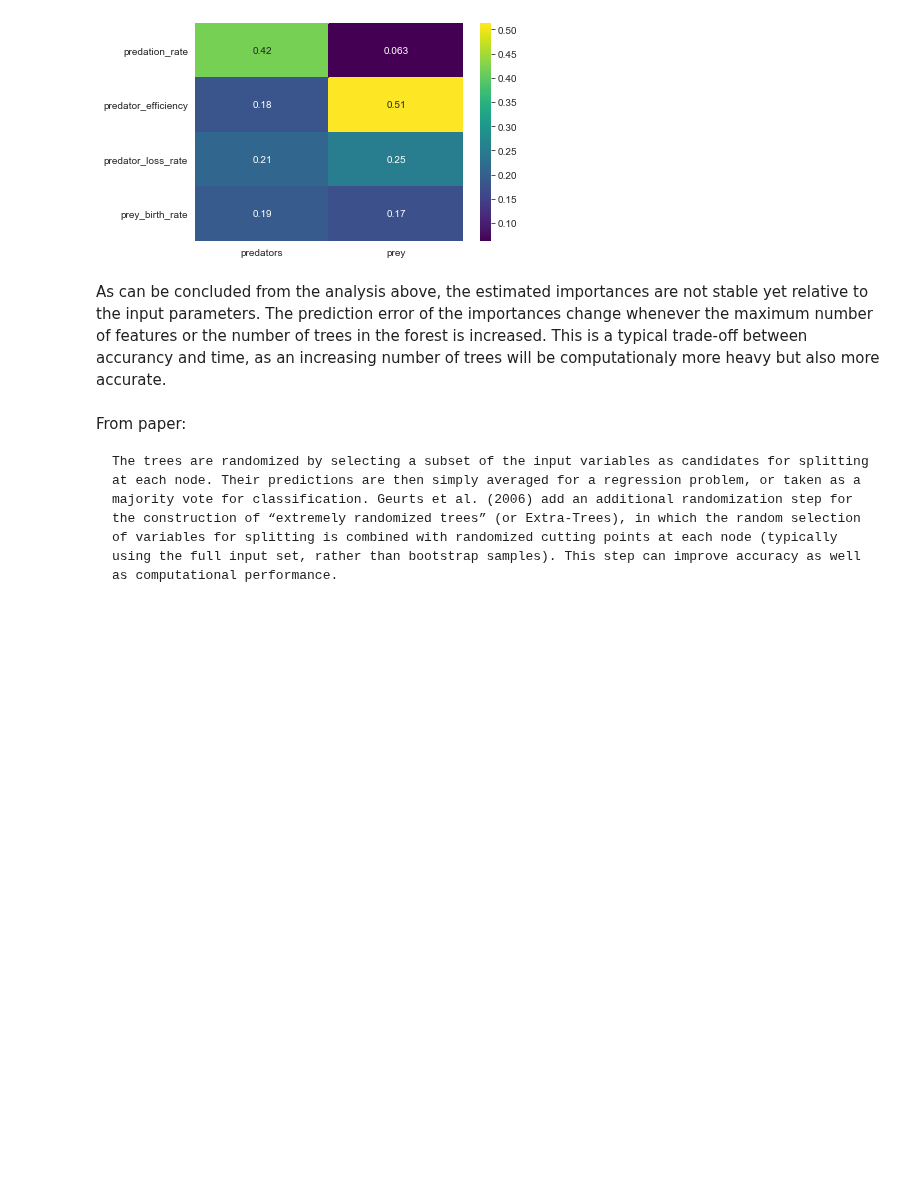
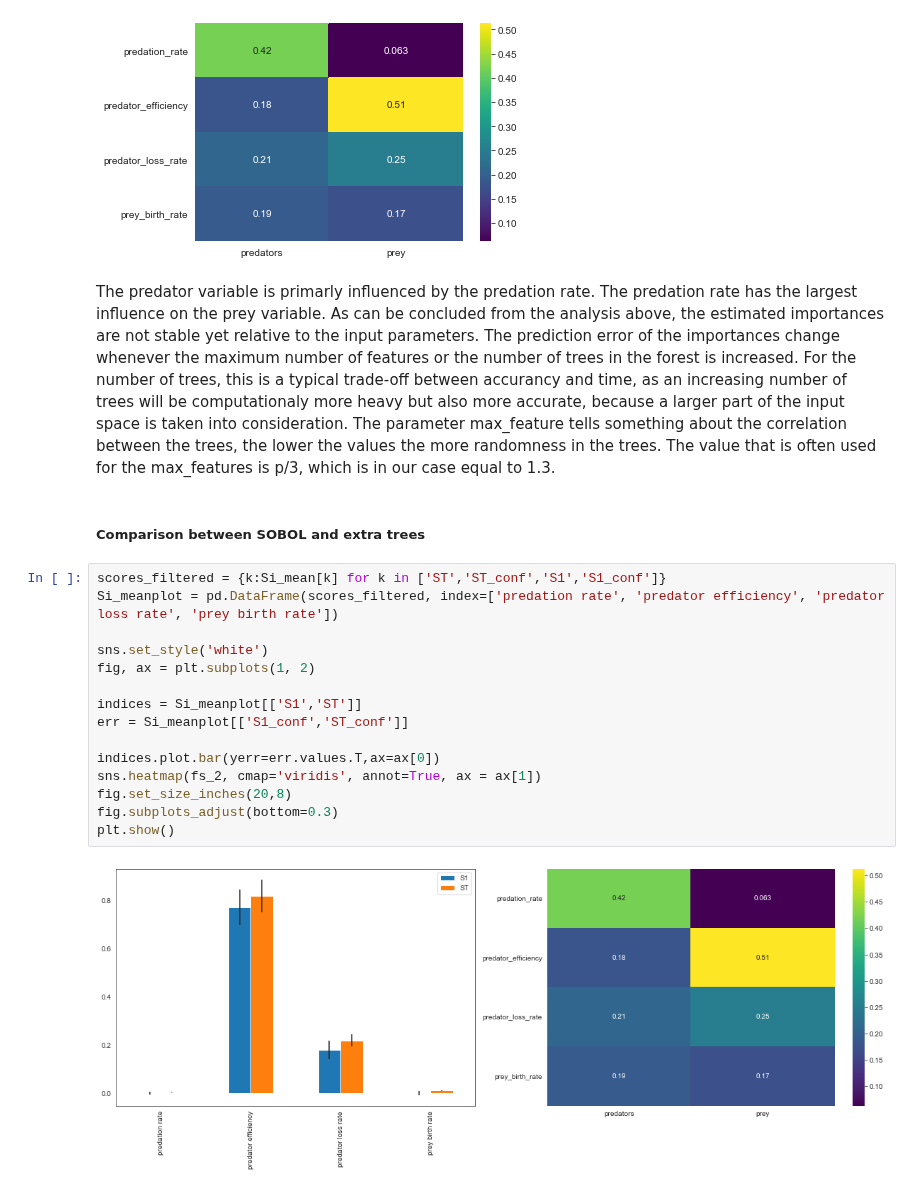
Before and after one commit to tamarvooijs/MBDM, a Jupyter notebook: Week 3-4 - vulnerability analysis/assignment 6 - sensitivity analysis.ipynb, the cells around one changed output. Saved outputs shown, nothing was run; the diff lists cells and outputs as text; blank space fills up the shorter version.

```diff
--- a/Week 3-4 - vulnerability analysis/assignment 6 - sensitivity analysis.ipynb
+++ b/Week 3-4 - vulnerability analysis/assignment 6 - sensitivity analysis.ipynb
@@ -836,8 +836,23 @@ plt.show()
 # %% [output]
 [figure]
 # %% [markdown]
-As can be concluded from the analysis above, the estimated importances are not stable yet relative to the input parameters. The prediction error of the importances change whenever the maximum number of features or the number of trees in the forest is increased. This is a typical trade-off between accurancy and time, as an increasing number of trees will be computationaly more heavy but also more accurate.
+The predator variable is primarly influenced by the predation rate. The predation rate has the largest influence on the prey variable. As can be concluded from the analysis above, the estimated importances are not stable yet relative to the input parameters. The prediction error of the importances change whenever the maximum number of features or the number of trees in the forest is increased. For the number of trees, this is a typical trade-off between accurancy and time, as an increasing number of trees will be computationaly more heavy but also more accurate, because a larger part of the input space is taken into consideration. The parameter max_feature tells something about the correlation between the trees, the lower the values the more randomness in the trees. The value that is often used for the max_features is p/3, which is in our case equal to 1.3.
-# %% [markdown]
-From paper:
-
-    The trees are randomized by selecting a subset of the input variables as candidates for splitting at each node. Their predictions are then simply averaged for a regression problem, or taken as a majority vote for classification. Geurts et al. (2006) add an additional randomization step for the construction of “extremely randomized trees” (or Extra-Trees), in which the random selection of variables for splitting is combined with randomized cutting points at each node (typically using the full input set, rather than bootstrap samples). This step can improve accuracy as well as computational performance.
+# %% [markdown]
+##### Comparison between SOBOL and extra trees
+# %%
+scores_filtered = {k:Si_mean[k] for k in ['ST','ST_conf','S1','S1_conf']}
+Si_meanplot = pd.DataFrame(scores_filtered, index=['predation rate', 'predator efficiency', 'predator loss rate', 'prey birth rate'])
+
+sns.set_style('white')
+fig, ax = plt.subplots(1, 2)
+
+indices = Si_meanplot[['S1','ST']]
+err = Si_meanplot[['S1_conf','ST_conf']]
+
+indices.plot.bar(yerr=err.values.T,ax=ax[0])
+sns.heatmap(fs_2, cmap='viridis', annot=True, ax = ax[1])
+fig.set_size_inches(20,8)
+fig.subplots_adjust(bottom=0.3)
+plt.show()
+# %% [output]
+[figure, added]
```
Also changed, not shown: parts of 8 cells of this notebook, 1 other file.
